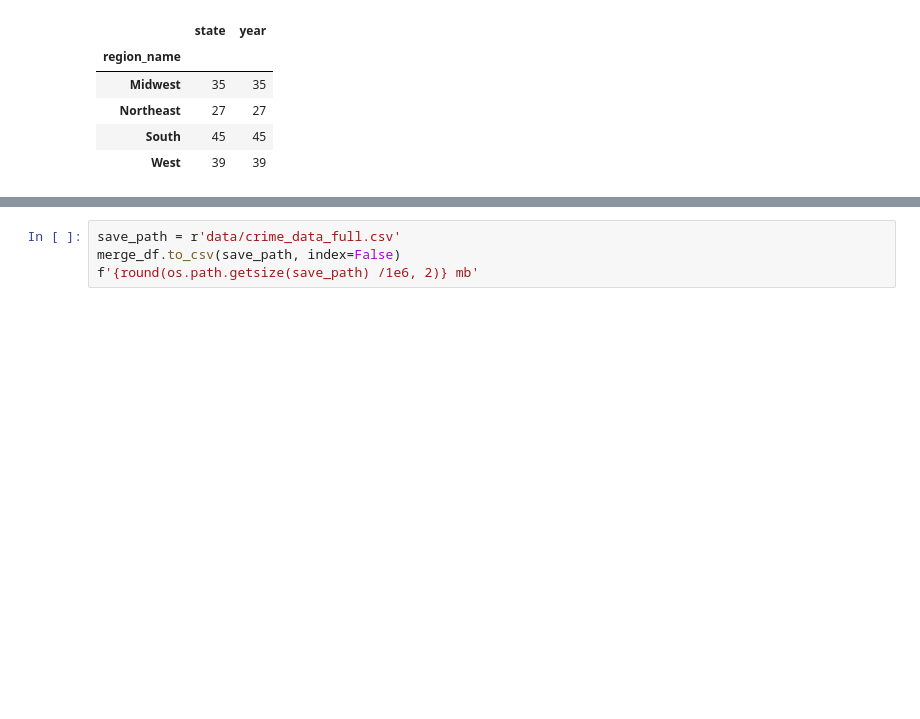
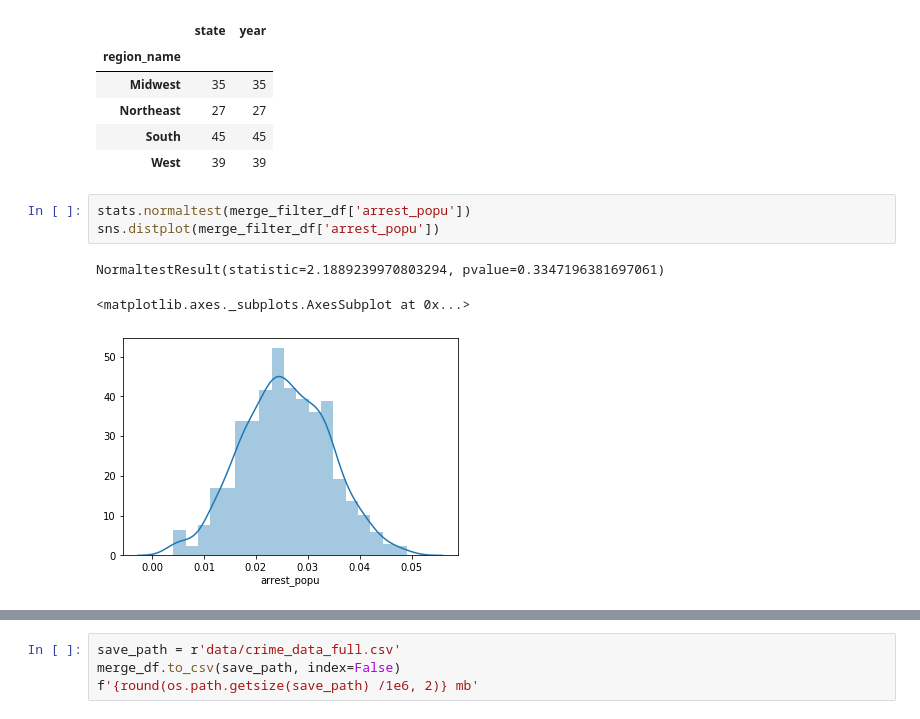
Before and after one commit to PhilBusko/StatsProject, a Jupyter notebook: analysis_arrest_periods.ipynb, the cells around one changed output, grey strips where cells are left out. Drawn from its saved outputs; the diff is of its cells as text; blank space fills up the shorter version.

```diff
--- a/analysis_arrest_periods.ipynb
+++ b/analysis_arrest_periods.ipynb
@@ -462,6 +462,13 @@ period_1618_df.groupby(['region_name']).count()[['state', 'year']]
 | Northeast | 27 | 27 |
 | South | 45 | 45 |
 | West | 39 | 39 |
+# %%
+stats.normaltest(merge_filter_df['arrest_popu'])
+sns.distplot(merge_filter_df['arrest_popu'])
+# %% [output]
+NormaltestResult(statistic=2.1889239970803294, pvalue=0.3347196381697061)
+<matplotlib.axes._subplots.AxesSubplot at 0x...>
+[figure, added]
 # %%
 arrest_0002_sr = period_0002_df['arrest_popu']
 stats.normaltest(arrest_0002_sr)
```
Also changed, not shown: parts of 4 cells of this notebook, 3 other files.
